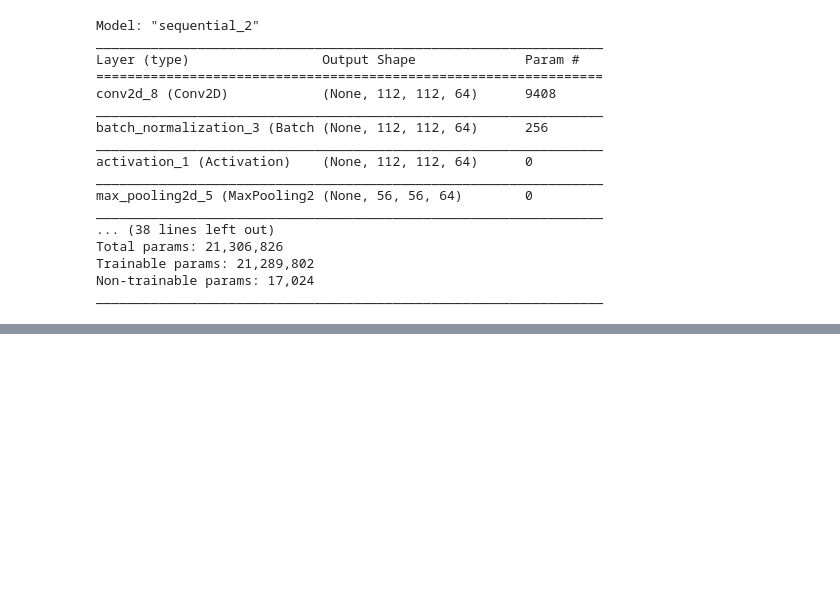
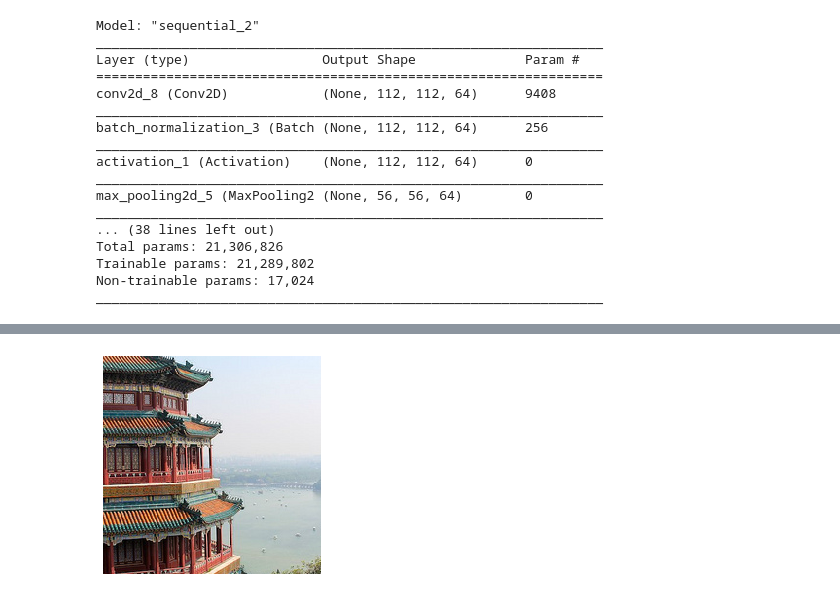
Before and after one commit to misrakberhe/mb_handson_notes, a Jupyter notebook: Chapter14_DeepComputerVisionAndCNNs.ipynb, the cells around one changed output, grey strips where cells are left out. Saved outputs shown, nothing was run; the diff lists cells and outputs as text; code cells hidden in the pictures; blank space fills up the shorter version.

```diff
--- a/Chapter14_DeepComputerVisionAndCNNs.ipynb
+++ b/Chapter14_DeepComputerVisionAndCNNs.ipynb
@@ -398,0 +421,6 @@ _________________________________________________________________
+# %%
+images_resized = tf.image.resize_with_crop_or_pad(images,224,224)
+plot_color_image(images_resized[0])
+plt.show()
+# %% [output]
+[figure, added]
```
Also changed, not shown: parts of 26 cells of this notebook.
